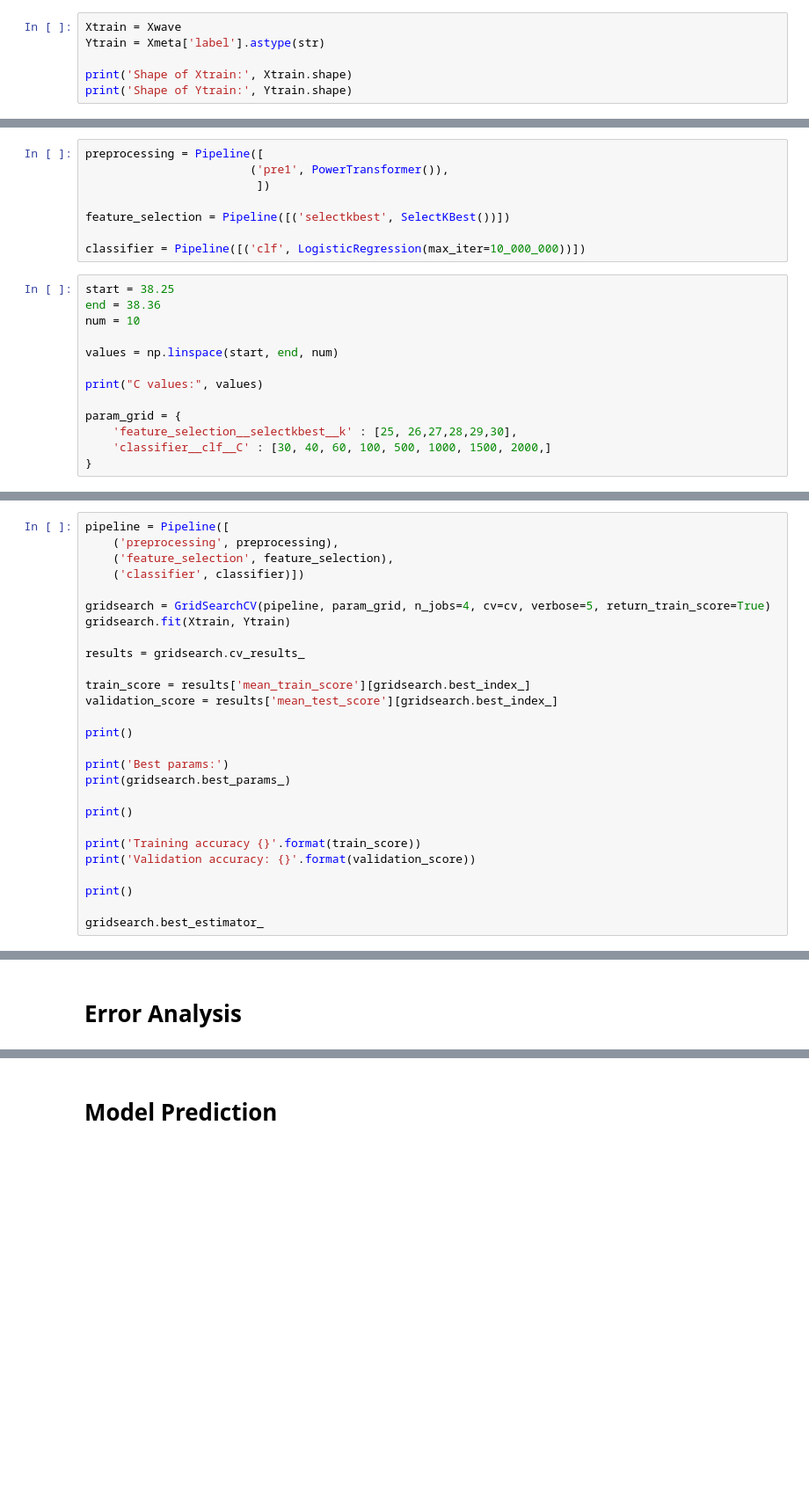
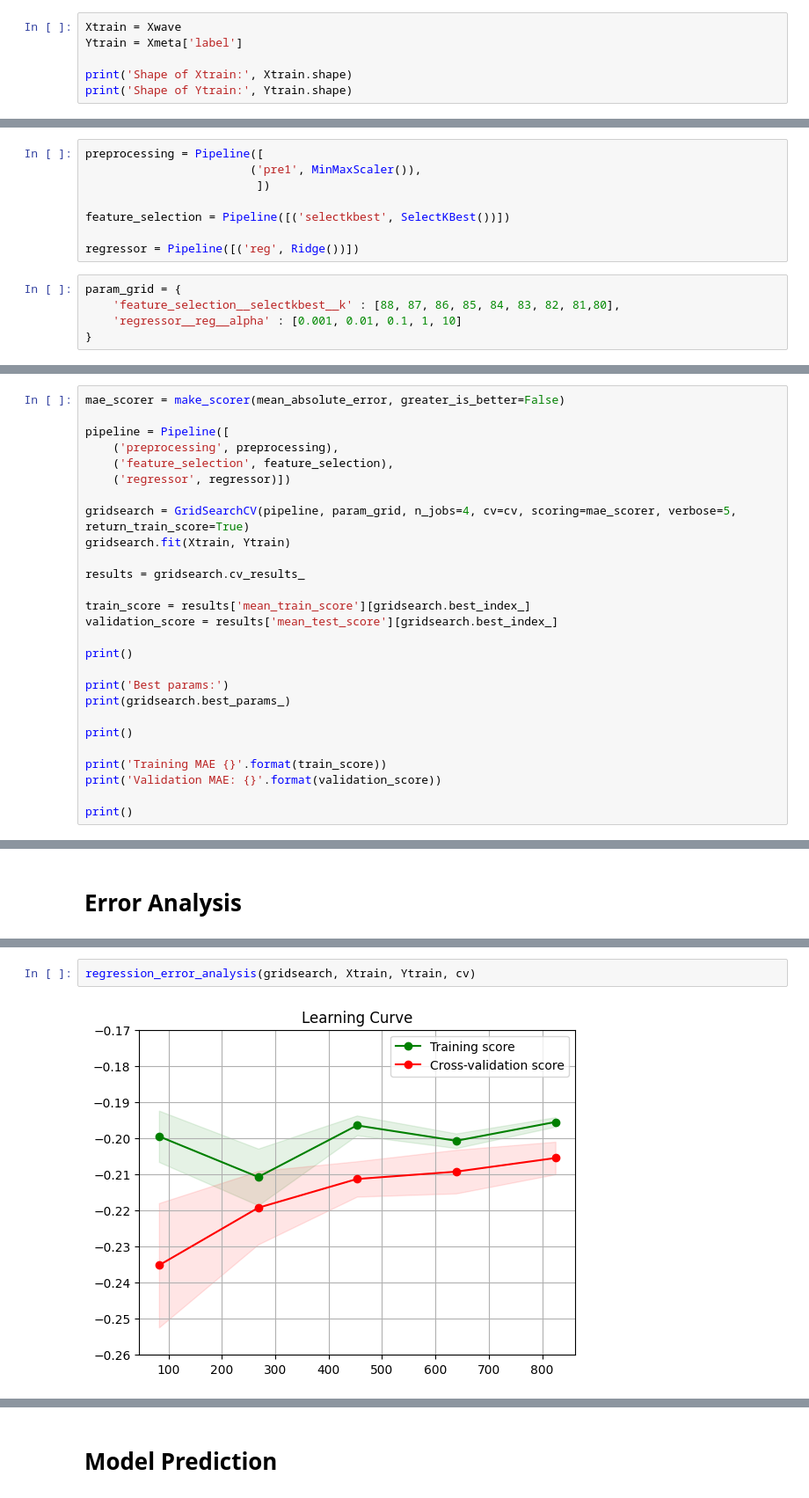
Before and after one commit to ItsKhaled/ML_Challenge, a Jupyter notebook: code/Notebook_Khaled.ipynb, the cells around one changed output, grey strips where cells are left out. Shown at 88% size. Saved outputs shown, nothing was run; the diff lists cells and outputs as text; blank space fills up the shorter version.

Commit message:
Added function for regressor error analysis

```diff
--- a/code/Notebook_Khaled.ipynb
+++ b/code/Notebook_Khaled.ipynb
@@ -166,7 +145,7 @@ cv = StratifiedKFold(n_splits=n_folds, shuffle=True, random_state = 2211595)
 # Training
 # %%
 Xtrain = Xwave
-Ytrain = Xmeta['label'].astype(str)
+Ytrain = Xmeta['label']
 
 print('Shape of Xtrain:', Xtrain.shape)
 print('Shape of Ytrain:', Ytrain.shape)
@@ -175,22 +154,14 @@ Shape of Xtrain: (1100, 30)
 Shape of Ytrain: (1100,)
 # %%
 preprocessing = Pipeline([
-                        ('pre1', PowerTransformer()),
+                        ('pre1', MinMaxScaler()),
                          ])
 
 feature_selection = Pipeline([('selectkbest', SelectKBest())])
 
-classifier = Pipeline([('clf', LogisticRegression(max_iter=10_000_000))])
+regressor = Pipeline([('reg', Ridge())])
 # %%
-start = 38.25
-end = 38.36
-num = 10
-
-values = np.linspace(start, end, num)
-
-print("C values:", values)
-
 param_grid = {
-    'feature_selection__selectkbest__k' : [25, 26,27,28,29,30],
-    'classifier__clf__C' : [30, 40, 60, 100, 500, 1000, 1500, 2000,]
+    'feature_selection__selectkbest__k' : [88, 87, 86, 85, 84, 83, 82, 81,80],
+    'regressor__reg__alpha' : [0.001, 0.01, 0.1, 1, 10]
 }
@@ -200,10 +168,12 @@ C values: [38.25       38.26222222 38.27444444 38.28666667 38.29888889 38.311111
 # %%
+mae_scorer = make_scorer(mean_absolute_error, greater_is_better=False)
+
 pipeline = Pipeline([
     ('preprocessing', preprocessing),
     ('feature_selection', feature_selection),
-    ('classifier', classifier)])
+    ('regressor', regressor)])
 
-gridsearch = GridSearchCV(pipeline, param_grid, n_jobs=4, cv=cv, verbose=5, return_train_score=True)
+gridsearch = GridSearchCV(pipeline, param_grid, n_jobs=4, cv=cv, scoring=mae_scorer, verbose=5, return_train_score=True)
 gridsearch.fit(Xtrain, Ytrain)
 
 results = gridsearch.cv_results_
@@ -218,10 +188,8 @@ print(gridsearch.best_params_)
 
 print()
 
-print('Training accuracy {}'.format(train_score))
-print('Validation accuracy: {}'.format(validation_score))
+print('Training MAE {}'.format(train_score))
+print('Validation MAE: {}'.format(validation_score))
 
 print()
-
-gridsearch.best_estimator_
 # %% [output]
@@ -255,0 +207,4 @@ error_analysis(model, Xtrain, Ytrain, cv)
+# %%
+regression_error_analysis(gridsearch, Xtrain, Ytrain, cv)
+# %% [output]
+[figure, added]
```
Also changed, not shown: parts of 14 cells of this notebook, 1 other file.
